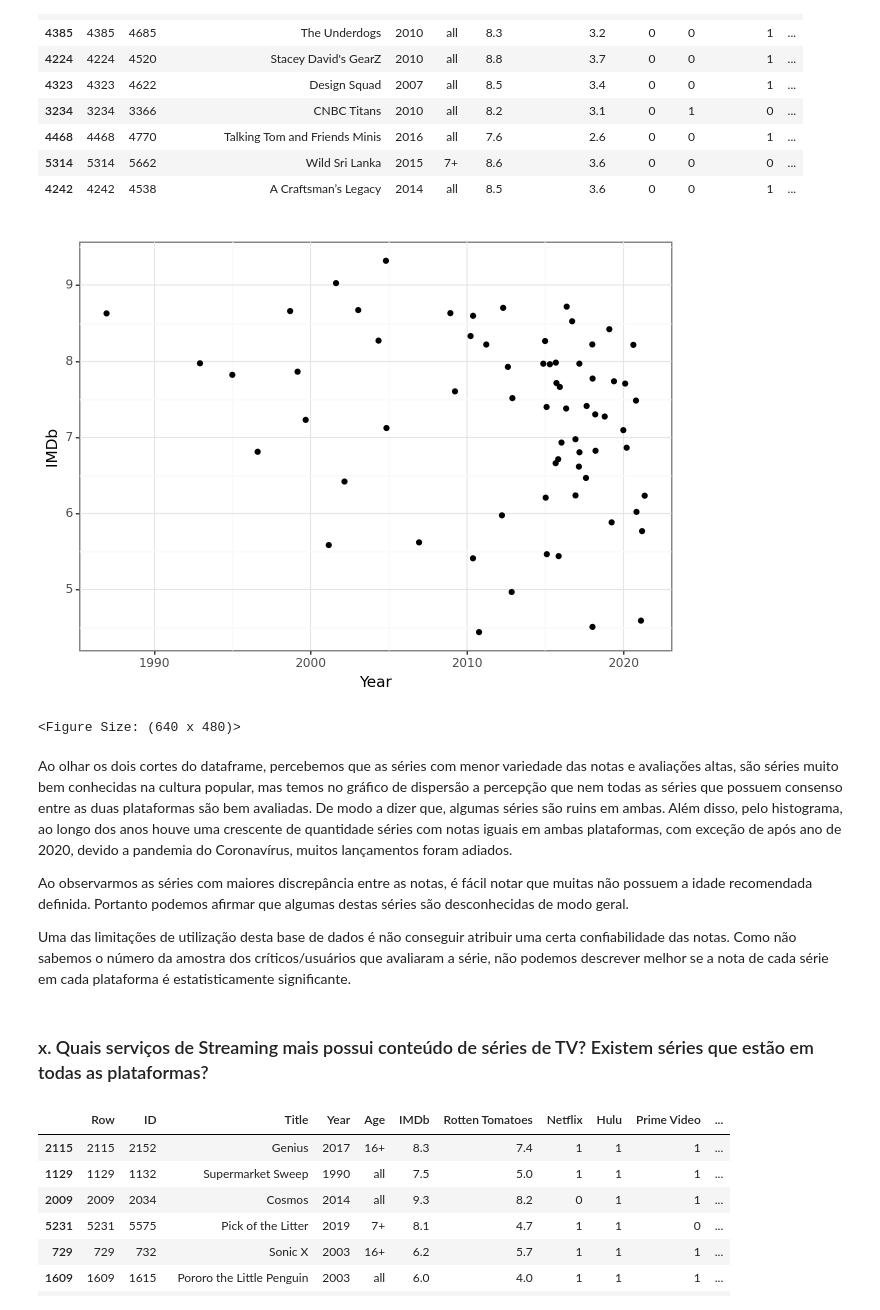
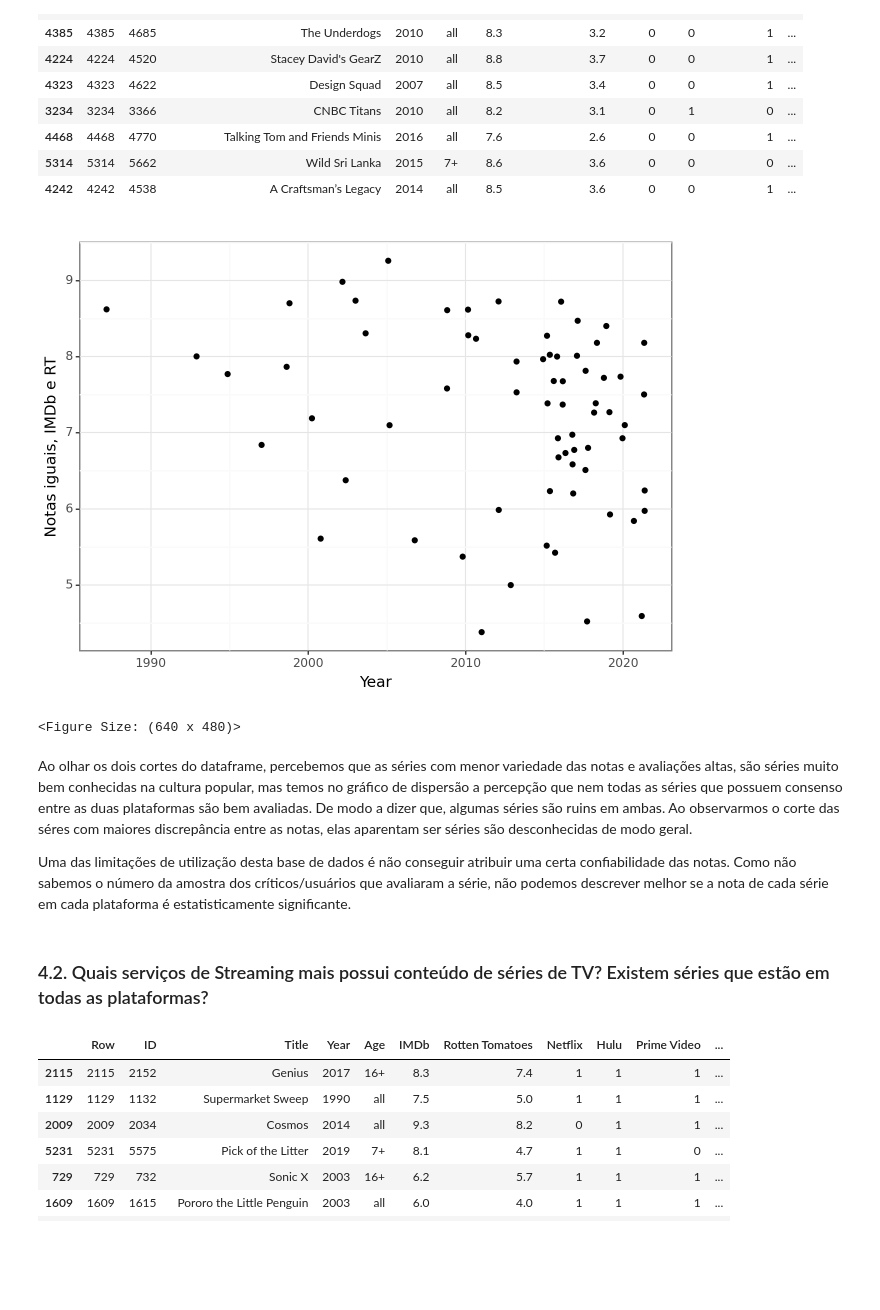
Before and after one commit to bzimons/mvp_puc_1, a Jupyter notebook: mvp1_teste.ipynb, the cells around one changed output. Cells and saved outputs as stored; diff of their text form; code cells hidden in the pictures; blank space fills up the shorter version.

```diff
--- a/mvp1_teste.ipynb
+++ b/mvp1_teste.ipynb
@@ -365,20 +370,19 @@ df_tv_fix.sort_values(by=['diferenca_nota'],ascending=False).head(10)
 # %%
 
 (
     ggplot(df_dif_nota_0)
     + aes(x="Year", y="IMDb")
     + geom_jitter()
     + theme_set(theme_bw())
+    + ylab('Notas iguais, IMDb e RT')
 )
 # %% [output]
-[figure, old version]
+[figure, new version]
 <Figure Size: (640 x 480)>
 # %% [markdown]
-Ao olhar os dois cortes do dataframe, percebemos que as séries com menor variedade das  notas e avaliações altas, são séries muito bem conhecidas na cultura popular, mas temos no gráfico de dispersão a percepção que nem todas as séries que possuem consenso entre as duas plataformas são bem avaliadas. De modo a dizer que, algumas séries são ruins em ambas. Além disso, pelo histograma, ao longo dos anos houve uma crescente de quantidade séries com notas iguais em ambas plataformas, com exceção de após ano de 2020, devido a pandemia do Coronavírus, muitos lançamentos foram adiados.
-
-Ao observarmos as séries com maiores discrepância entre as notas, é fácil notar que muitas não possuem a idade recomendada definida. Portanto podemos afirmar que algumas destas séries são desconhecidas de modo geral.
+Ao olhar os dois cortes do dataframe, percebemos que as séries com menor variedade das  notas e avaliações altas, são séries muito bem conhecidas na cultura popular, mas temos no gráfico de dispersão a percepção que nem todas as séries que possuem consenso entre as duas plataformas são bem avaliadas. De modo a dizer que, algumas séries são ruins em ambas. Ao observarmos o corte das séres com maiores discrepância entre as notas, elas aparentam ser séries são desconhecidas de modo geral.
 
 Uma das limitações de utilização desta base de dados é não conseguir atribuir uma certa confiabilidade das notas. Como não sabemos o número da amostra dos críticos/usuários que avaliaram a série, não podemos descrever melhor se a nota de cada série em cada plataforma é estatisticamente significante.
 # %% [markdown]
-### x. Quais serviços de Streaming mais possui conteúdo de séries de TV? Existem séries que estão em todas as plataformas?
+### 4.2. Quais serviços de Streaming mais possui conteúdo de séries de TV? Existem séries que estão em todas as plataformas?
 # %%
```
Also changed, not shown: parts of 12 cells of this notebook.
